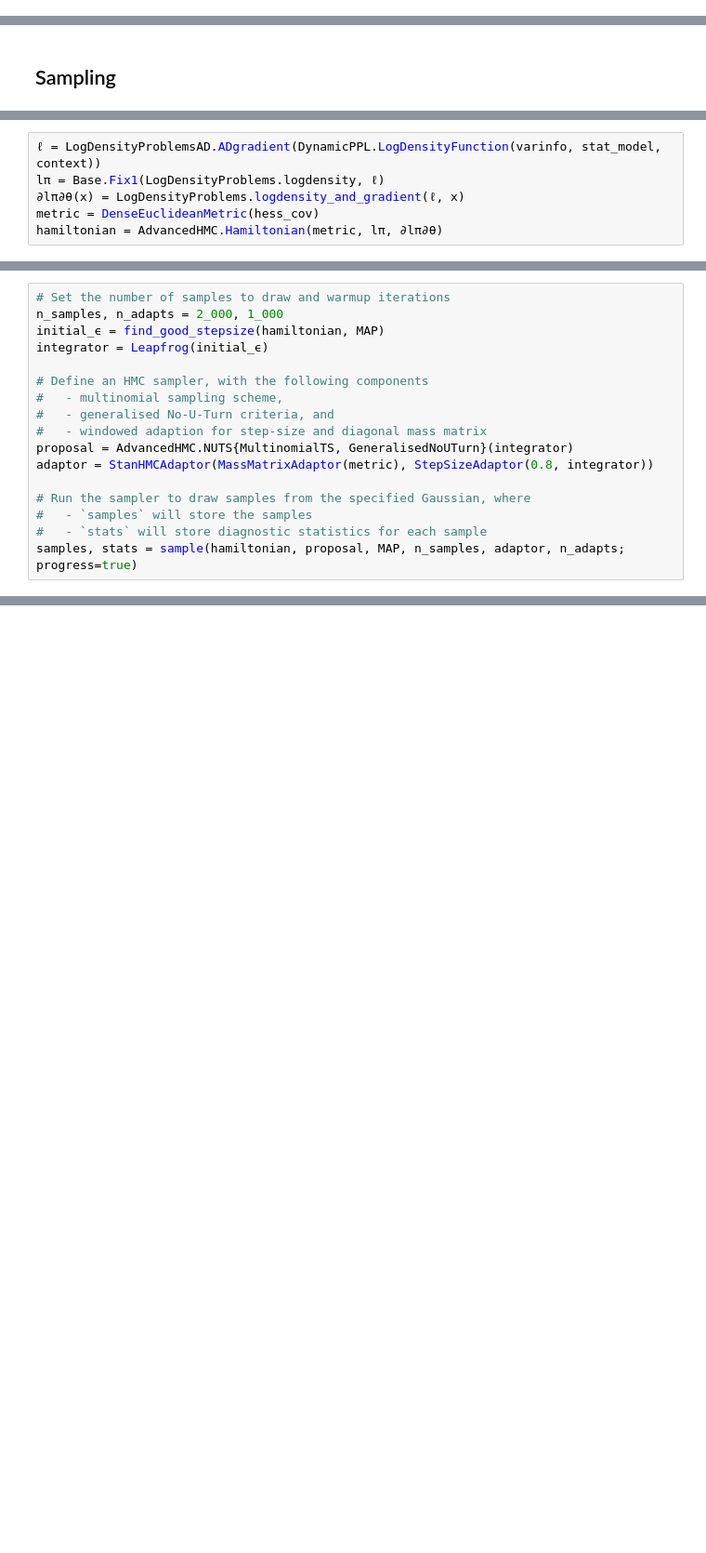
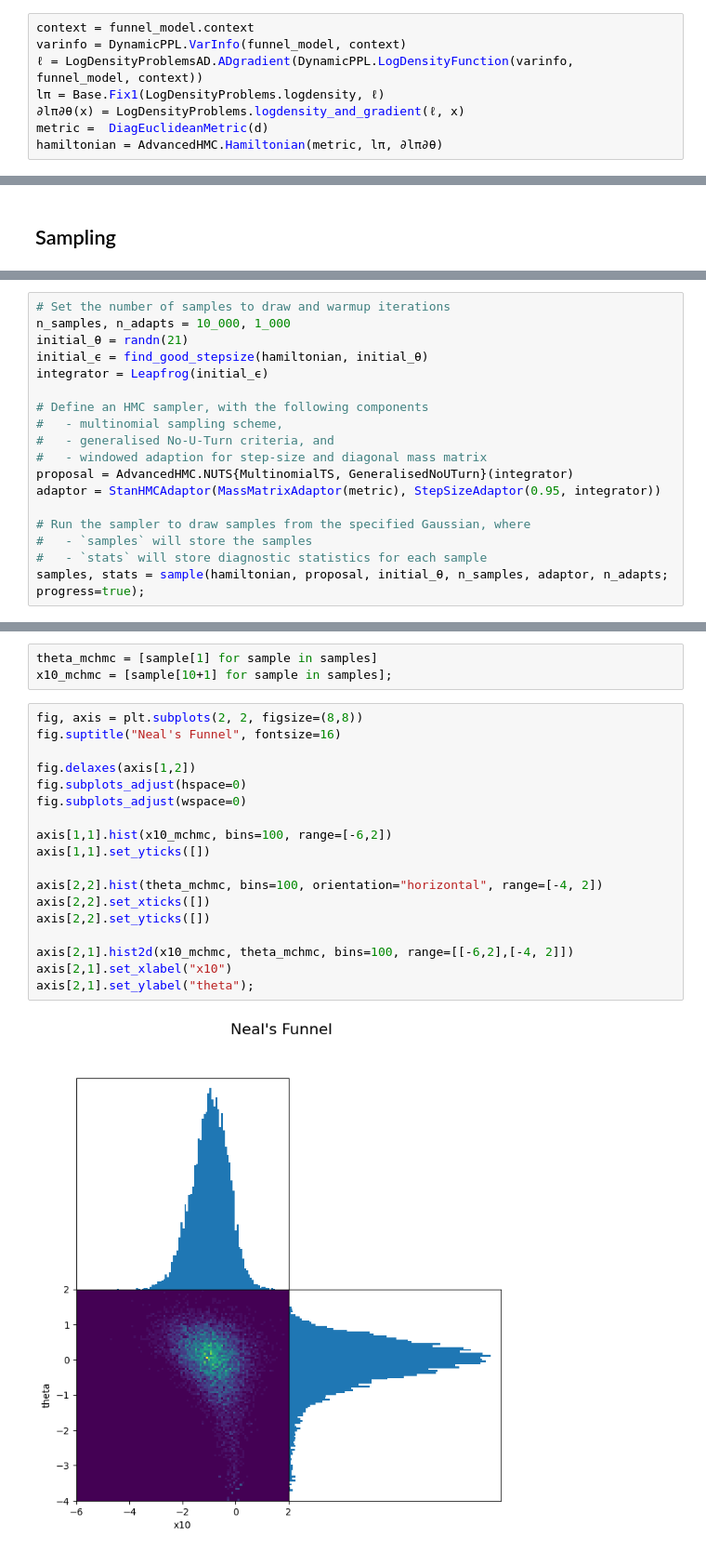
Before and after one commit to TuringLang/AdvancedHMC.jl, a Jupyter notebook: Lab.ipynb, the cells around one changed output, grey strips where cells are left out. Shown at 93% size. Saved outputs shown, nothing was run; the diff lists cells and outputs as text; blank space fills up the shorter version.

```diff
--- a/Lab.ipynb
+++ b/Lab.ipynb
@@ -130,0 +47,8 @@ hess_cov = convert(Matrix{Float64}, hess_cov)
+# %%
+context = funnel_model.context
+varinfo = DynamicPPL.VarInfo(funnel_model, context)
+ℓ = LogDensityProblemsAD.ADgradient(DynamicPPL.LogDensityFunction(varinfo, funnel_model, context))
+lπ = Base.Fix1(LogDensityProblems.logdensity, ℓ)
+∂lπ∂θ(x) = LogDensityProblems.logdensity_and_gradient(ℓ, x)
+metric =  DiagEuclideanMetric(d)
+hamiltonian = AdvancedHMC.Hamiltonian(metric, lπ, ∂lπ∂θ)
@@ -142,6 +125,0 @@ TypedVarInfo{NamedTuple{(:Ωm, :σ8), Tuple{DynamicPPL.Metadata{Dict{VarName{:Ω
-# %%
-ℓ = LogDensityProblemsAD.ADgradient(DynamicPPL.LogDensityFunction(varinfo, stat_model, context))
-lπ = Base.Fix1(LogDensityProblems.logdensity, ℓ)
-∂lπ∂θ(x) = LogDensityProblems.logdensity_and_gradient(ℓ, x)
-metric = DenseEuclideanMetric(hess_cov)
-hamiltonian = AdvancedHMC.Hamiltonian(metric, lπ, ∂lπ∂θ)
@@ -150,7 +126,8 @@ Hamiltonian(metric=DenseEuclideanMetric(diag=[0.003836928914103148, 0.00 ...]),
 # %%
 # Set the number of samples to draw and warmup iterations
-n_samples, n_adapts = 2_000, 1_000
-initial_ϵ = find_good_stepsize(hamiltonian, MAP)
+n_samples, n_adapts = 10_000, 1_000
+initial_θ = randn(21)
+initial_ϵ = find_good_stepsize(hamiltonian, initial_θ)
 integrator = Leapfrog(initial_ϵ)
 
 # Define an HMC sampler, with the following components
@@ -158,12 +135,12 @@ integrator = Leapfrog(initial_ϵ)
 #   - generalised No-U-Turn criteria, and
 #   - windowed adaption for step-size and diagonal mass matrix
 proposal = AdvancedHMC.NUTS{MultinomialTS, GeneralisedNoUTurn}(integrator)
-adaptor = StanHMCAdaptor(MassMatrixAdaptor(metric), StepSizeAdaptor(0.8, integrator))
+adaptor = StanHMCAdaptor(MassMatrixAdaptor(metric), StepSizeAdaptor(0.95, integrator))
 
 # Run the sampler to draw samples from the specified Gaussian, where
 #   - `samples` will store the samples
 #   - `stats` will store diagnostic statistics for each sample
-samples, stats = sample(hamiltonian, proposal, MAP, n_samples, adaptor, n_adapts; progress=true)
+samples, stats = sample(hamiltonian, proposal, initial_θ, n_samples, adaptor, n_adapts; progress=true);
 # %% [output]
 ┌ Warning: ProgressMeter by default refresh meters with additional information in IJulia via `IJulia.clear_output`, which clears all outputs in the cell.
 │  - To prevent this behaviour, do `ProgressMeter.ijulia_behavior(:append)`.
@@ -185,0 +164,23 @@ samples, stats = sample(hamiltonian, proposal, MAP, n_samples, adaptor, n_adapts
+# %%
+theta_mchmc = [sample[1] for sample in samples]
+x10_mchmc = [sample[10+1] for sample in samples];
+# %%
+fig, axis = plt.subplots(2, 2, figsize=(8,8))
+fig.suptitle("Neal's Funnel", fontsize=16)
+
+fig.delaxes(axis[1,2])
+fig.subplots_adjust(hspace=0)
+fig.subplots_adjust(wspace=0)
+
+axis[1,1].hist(x10_mchmc, bins=100, range=[-6,2])
+axis[1,1].set_yticks([])
+
+axis[2,2].hist(theta_mchmc, bins=100, orientation="horizontal", range=[-4, 2])
+axis[2,2].set_xticks([])
+axis[2,2].set_yticks([])
+
+axis[2,1].hist2d(x10_mchmc, theta_mchmc, bins=100, range=[[-6,2],[-4, 2]])
+axis[2,1].set_xlabel("x10")
+axis[2,1].set_ylabel("theta");
+# %% [output]
+[figure, added]
```
Also changed, not shown: parts of 27 cells of this notebook, 1 other file.
